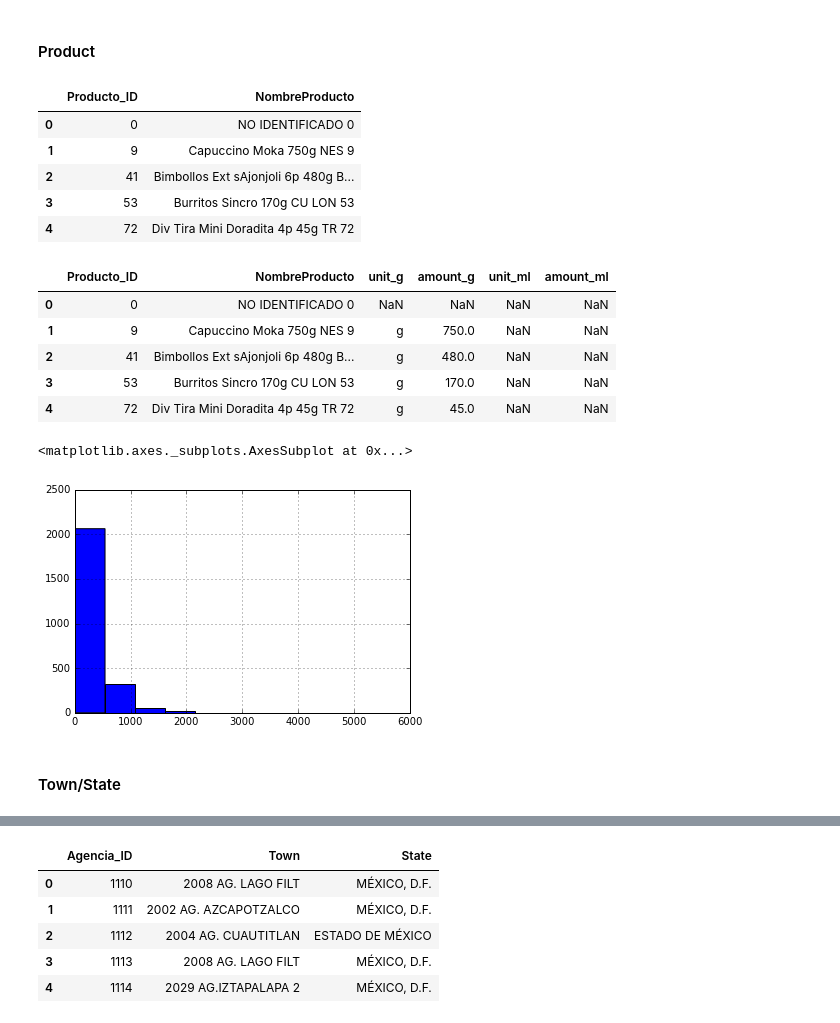
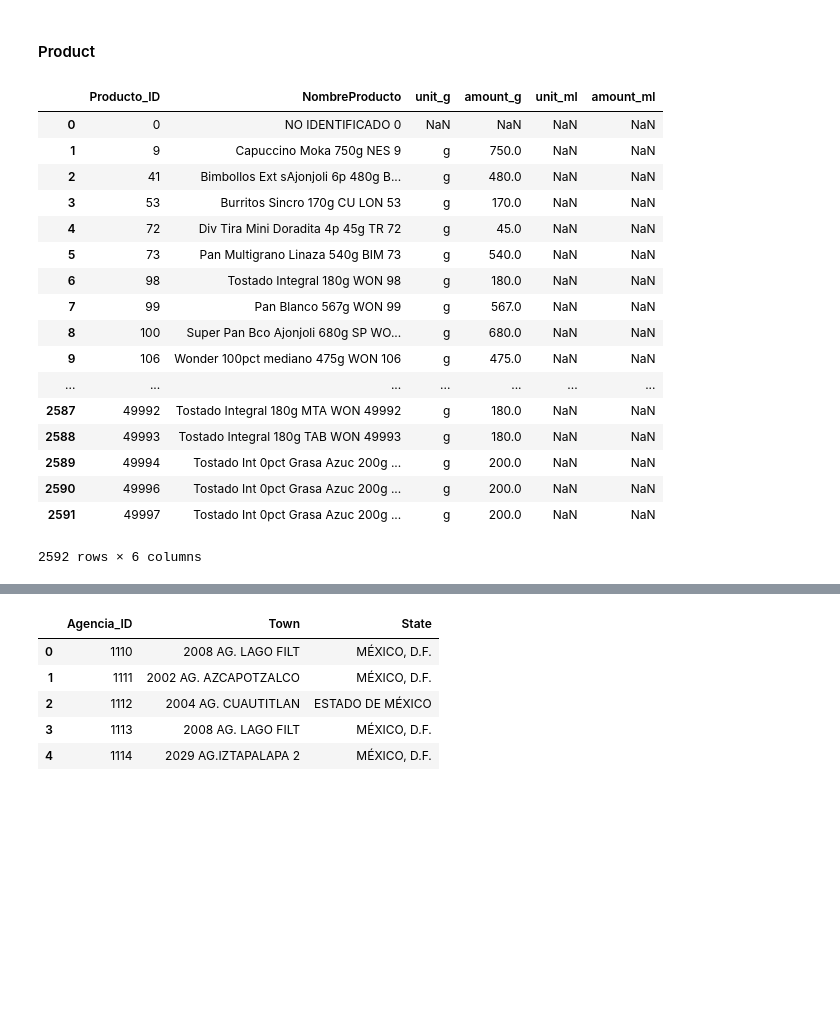
Before and after one commit to moxpower/Data-Science-playground, a Jupyter notebook: develop/Bimbo Bread Py.ipynb, the cells around one changed output, grey strips where cells are left out. Cells and saved outputs as stored; diff of their text form; code cells hidden in the pictures; blank space fills up the shorter version.

```diff
--- a/develop/Bimbo Bread Py.ipynb
+++ b/develop/Bimbo Bread Py.ipynb
@@ -23,12 +25,3 @@ train = pd.read_csv(os.path.join(dir_raw,"train.csv"), nrows=500000)
 ### Features
 # %% [markdown]
 #### Product
-# %%
-prod.head()
-# %% [output]
-|  | Producto_ID | NombreProducto |
-| 0 | 0 | NO IDENTIFICADO 0 |
-| 1 | 9 | Capuccino Moka 750g NES 9 |
-| 2 | 41 | Bimbollos Ext sAjonjoli 6p 480g B... |
-| 3 | 53 | Burritos Sincro 170g CU LON 53 |
-| 4 | 72 | Div Tira Mini Doradita 4p 45g TR 72 |
@@ -41,11 +36,23 @@ prod['amount_ml'] = prod['NombreProducto'].str.extract("([0-9]+)(ml )", expand=T
 prod['amount_g'] = prod['amount_g'].convert_objects(convert_numeric=True)
 prod['amount_ml'] = prod['amount_ml'].convert_objects(convert_numeric=True)
 # %%
-prod.head()
+prod
 # %% [output]
 |  | Producto_ID | NombreProducto | unit_g | amount_g | unit_ml | amount_ml |
 | 0 | 0 | NO IDENTIFICADO 0 | NaN | NaN | NaN | NaN |
 | 1 | 9 | Capuccino Moka 750g NES 9 | g | 750.0 | NaN | NaN |
 | 2 | 41 | Bimbollos Ext sAjonjoli 6p 480g B... | g | 480.0 | NaN | NaN |
 | 3 | 53 | Burritos Sincro 170g CU LON 53 | g | 170.0 | NaN | NaN |
 | 4 | 72 | Div Tira Mini Doradita 4p 45g TR 72 | g | 45.0 | NaN | NaN |
+| 5 | 73 | Pan Multigrano Linaza 540g BIM 73 | g | 540.0 | NaN | NaN |
+| 6 | 98 | Tostado Integral 180g WON 98 | g | 180.0 | NaN | NaN |
+| 7 | 99 | Pan Blanco 567g WON 99 | g | 567.0 | NaN | NaN |
+| 8 | 100 | Super Pan Bco Ajonjoli 680g SP WO... | g | 680.0 | NaN | NaN |
+| 9 | 106 | Wonder 100pct mediano 475g WON 106 | g | 475.0 | NaN | NaN |
+| ... | ... | ... | ... | ... | ... | ... |
+| 2587 | 49992 | Tostado Integral 180g MTA WON 49992 | g | 180.0 | NaN | NaN |
+| 2588 | 49993 | Tostado Integral 180g TAB WON 49993 | g | 180.0 | NaN | NaN |
+| 2589 | 49994 | Tostado Int 0pct Grasa Azuc 200g ... | g | 200.0 | NaN | NaN |
+| 2590 | 49996 | Tostado Int 0pct Grasa Azuc 200g ... | g | 200.0 | NaN | NaN |
+| 2591 | 49997 | Tostado Int 0pct Grasa Azuc 200g ... | g | 200.0 | NaN | NaN |
+2592 rows × 6 columns
@@ -54,5 +58,0 @@ prod.head()
-# %%
-prod['amount_g'].hist()
-# %% [output]
-<matplotlib.axes._subplots.AxesSubplot at 0x...>
-[figure, removed]
@@ -63,2 +58,0 @@ import matplotlib.pyplot as plt
-# %% [markdown]
-#### Town/State
```
Also changed, not shown: parts of 11 cells of this notebook, 1 other file.
